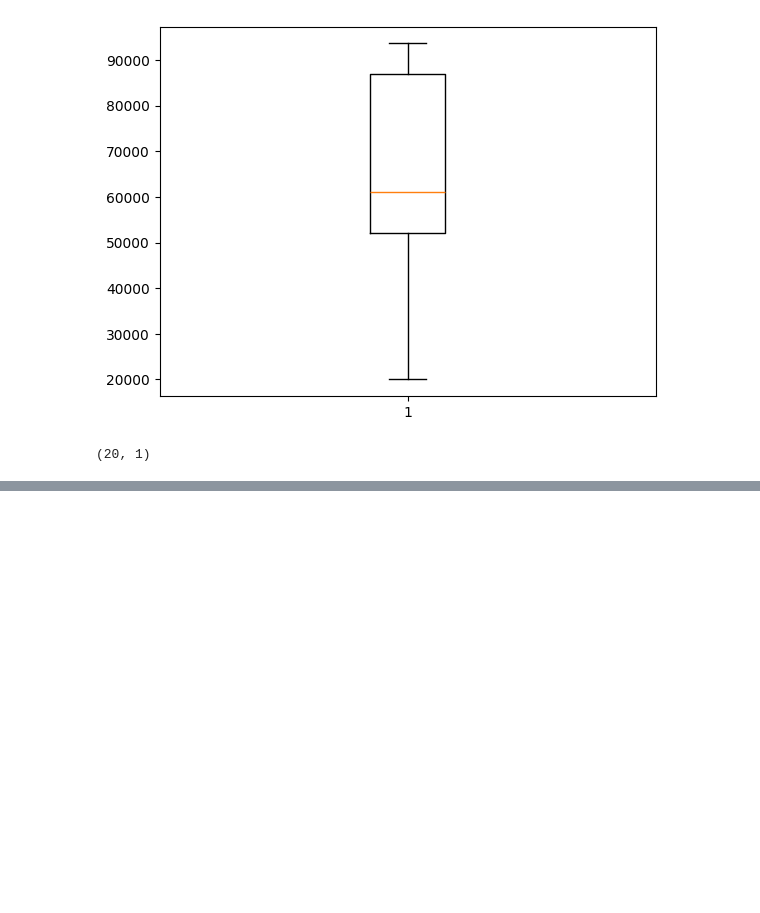
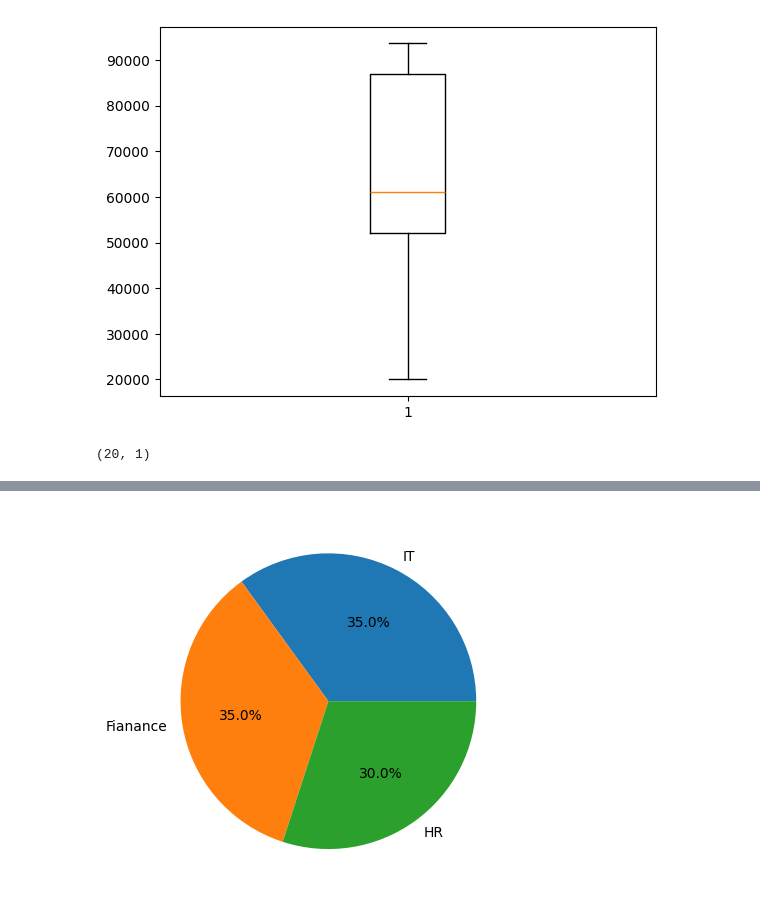
Before and after one commit to MohdAffan27/AI-Learning-Journey, a Jupyter notebook: 04_MATPLOTLIB/Matplotlib_Tutorial.ipynb, the cells around one changed output, grey strips where cells are left out. Saved outputs shown, nothing was run; the diff lists cells and outputs as text; code cells hidden in the pictures; blank space fills up the shorter version.

```diff
--- a/04_MATPLOTLIB/Matplotlib_Tutorial.ipynb
+++ b/04_MATPLOTLIB/Matplotlib_Tutorial.ipynb
@@ -99,0 +107,2 @@ df.shape
+# %%
+df["dept"] = ['HR','IT','Fianance','HR','IT','Fianance','HR','IT','Fianance','HR','IT','Fianance','HR','IT','Fianance','HR','IT','Fianance','IT','Fianance']
@@ -99,0 +134,3 @@ df.shape
+# %%
+count = df["dept"].value_counts()
+count
@@ -99,0 +144,5 @@ df.shape
+# %%
+plt.pie(count, labels=count.index, autopct="%1.1f%%")
+plt.show()
+# %% [output]
+[figure, added]
```
Also changed, not shown: parts of 12 cells of this notebook.
